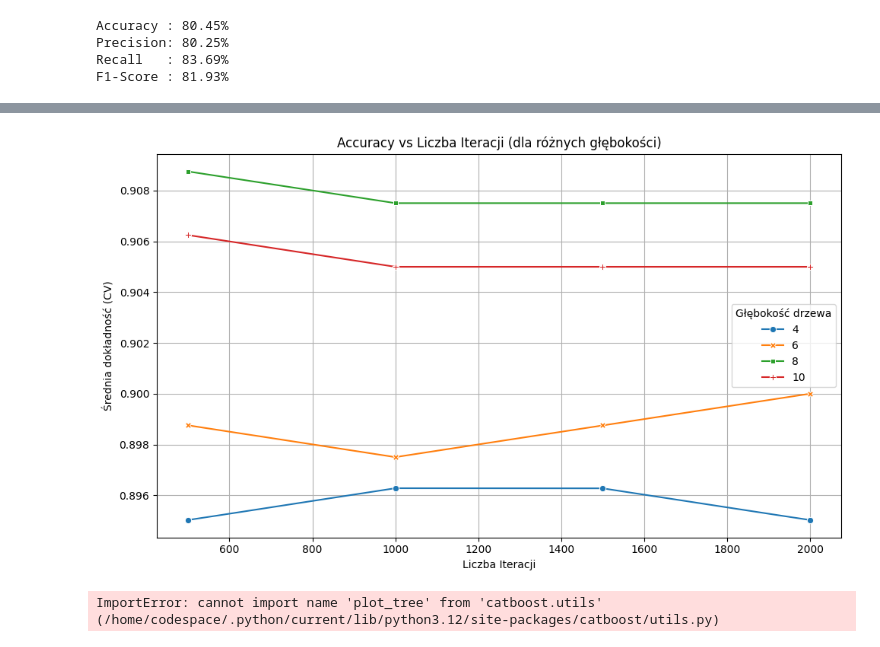
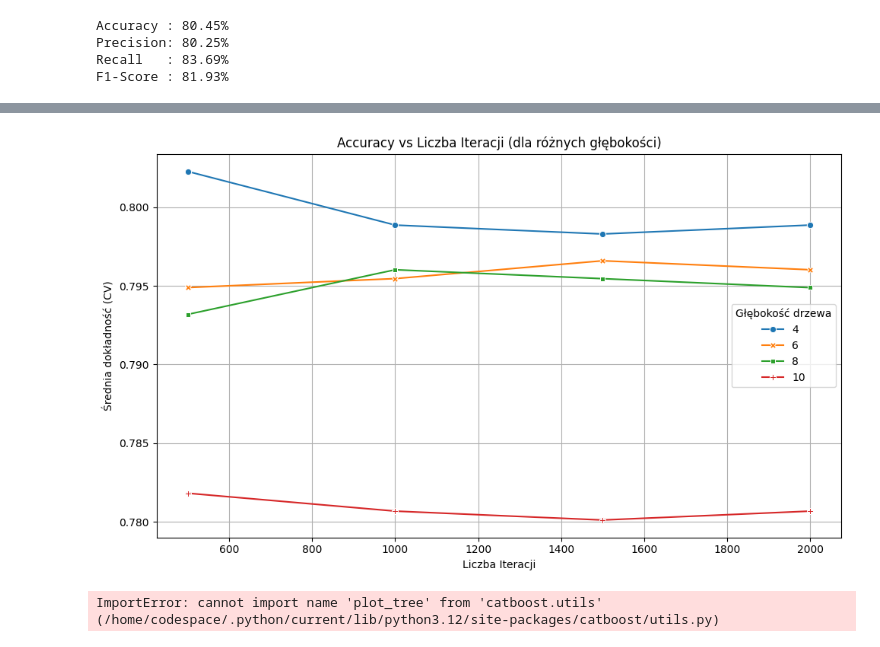
Before and after one commit to Oskar7L/Konferencja, a Jupyter notebook: model2.ipynb, the cells around one changed output, grey strips where cells are left out. Saved outputs shown, nothing was run; the diff lists cells and outputs as text; code cells hidden in the pictures.

```diff
--- a/model2.ipynb
+++ b/model2.ipynb
@@ -202,41 +202,51 @@ from sklearn.metrics import accuracy_score
 from sklearn.datasets import make_classification
 
 # Generowanie przykładowych danych (zamiast prawdziwych danych)
-X, y = make_classification(n_samples=1000, n_features=20, random_state=42)
-X_train, X_test, y_train, y_test = train_test_split(X, y, test_size=0.2, random_state=42)
+data = pd.read_csv('data_final.csv')
+data_class = data.copy()
+
+# Przekształcenie 'LogReturn' do wartości binarnych
+data_class['LogReturn'] = (data['LogReturn'] > 0).astype(int)
+
+# Przygotowanie X i Y
+X = data_class.drop(['LogReturn'], axis=1)
+Y = data_class['LogReturn']
+
+# Podział danych
+X_train, X_test, y_train, y_test = train_test_split(X, Y, test_size=0.2, random_state=42)
 
 # Siatka parametrów
 param_grid = {
     'iterations': [500, 1000, 1500, 2000],
     'depth': [4, 6, 8, 10],
     'learning_rate': [0.1]
 }
 
 # Inicjalizacja modelu
 model = CatBoostClassifier(verbose=0, random_state=42)
 
 # GridSearchCV
 grid = GridSearchCV(estimator=model, param_grid=param_grid, cv=3, scoring='accuracy', n_jobs=-1, return_train_score=True)
 grid.fit(X_train, y_train)
 
 # Wyniki do DataFrame
 results_df = pd.DataFrame(grid.cv_results_)
 
 # Wybór i przekształcenie danych do wizualizacji
 pivot_table = results_df.pivot_table(values='mean_test_score', index='param_iterations', columns='param_depth')
 
 # Wykres: Accuracy vs Iterations dla różnych głębokości
 plt.figure(figsize=(10, 6))
 sns.lineplot(data=pivot_table, markers=True, dashes=False)
 plt.title("Accuracy vs Liczba Iteracji (dla różnych głębokości)")
 plt.xlabel("Liczba Iteracji")
 plt.ylabel("Średnia dokładność (CV)")
 plt.legend(title="Głębokość drzewa")
 plt.grid(True)
 plt.tight_layout()
 plt.show()
 # %% [output]
-[figure, old version]
+[figure, new version]
 # %%
 from catboost import CatBoostClassifier
 from catboost.utils import plot_tree
```
Also changed, not shown: parts of 2 cells of this notebook, 3 other files.
